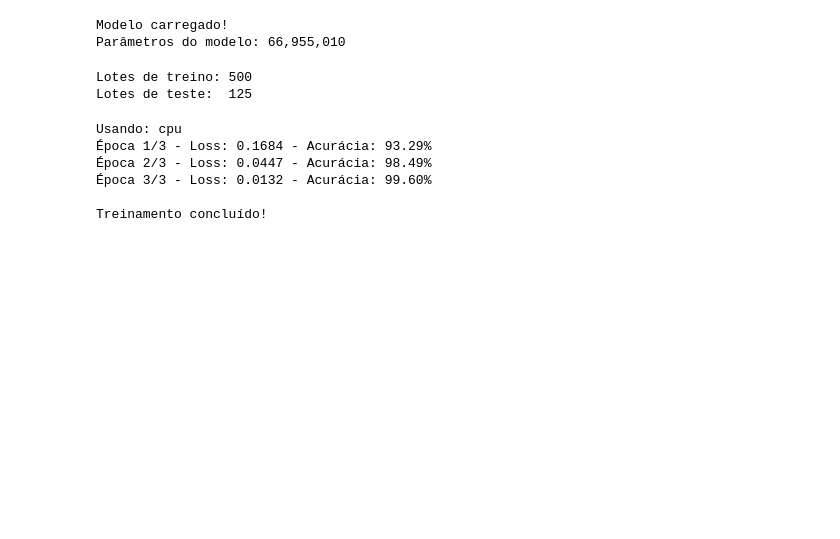
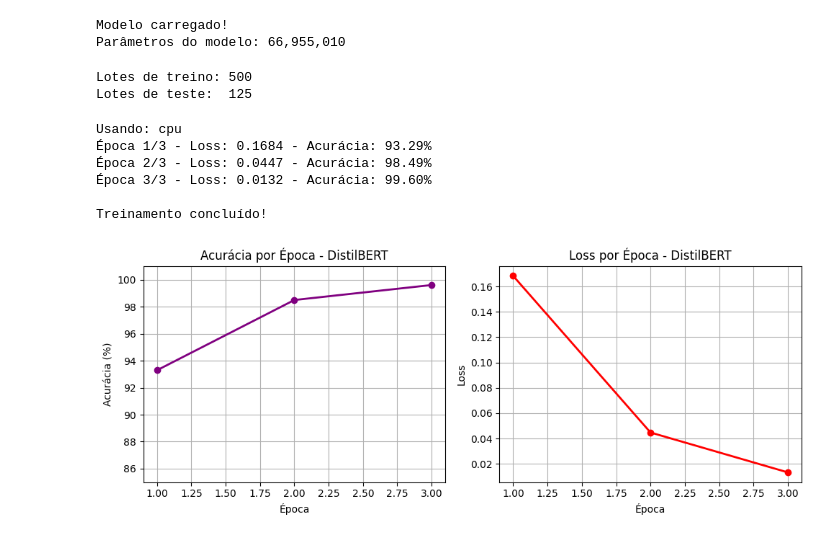
Before and after one commit to PedroBryk/phishing-detector, a Jupyter notebook: notebooks/05_bert.ipynb, the cells around one changed output. Drawn from its saved outputs; the diff is of its cells as text; code cells hidden in the pictures; blank space fills up the shorter version.

Commit message:
feat: adiciona graficos ao notebook DistilBERT

```diff
--- a/notebooks/05_bert.ipynb
+++ b/notebooks/05_bert.ipynb
@@ -190,3 +190,32 @@ with torch.no_grad():
 print(f"Acurácia: {accuracy_score(all_labels, all_preds) * 100:.2f}%\n")
 print("Relatório de Classificação:")
 print(classification_report(all_labels, all_preds, target_names=['Legítimo', 'Phishing']))
+# %%
+import matplotlib.pyplot as plt
+
+# Gráfico de evolução do treinamento por época
+epocas = [1, 2, 3]
+acuracias = [93.29, 98.49, 99.60]
+losses = [0.1684, 0.0447, 0.0132]
+
+fig, (ax1, ax2) = plt.subplots(1, 2, figsize=(10, 4))
+
+# Gráfico de acurácia
+ax1.plot(epocas, acuracias, marker='o', color='purple', linewidth=2)
+ax1.set_title('Acurácia por Época - DistilBERT')
+ax1.set_xlabel('Época')
+ax1.set_ylabel('Acurácia (%)')
+ax1.set_ylim([85, 101])
+ax1.grid(True)
+
+# Gráfico de loss
+ax2.plot(epocas, losses, marker='o', color='red', linewidth=2)
+ax2.set_title('Loss por Época - DistilBERT')
+ax2.set_xlabel('Época')
+ax2.set_ylabel('Loss')
+ax2.grid(True)
+
+plt.tight_layout()
+plt.show()
+# %% [output]
+[figure, added]
```
Also changed, not shown: 1 other file.
